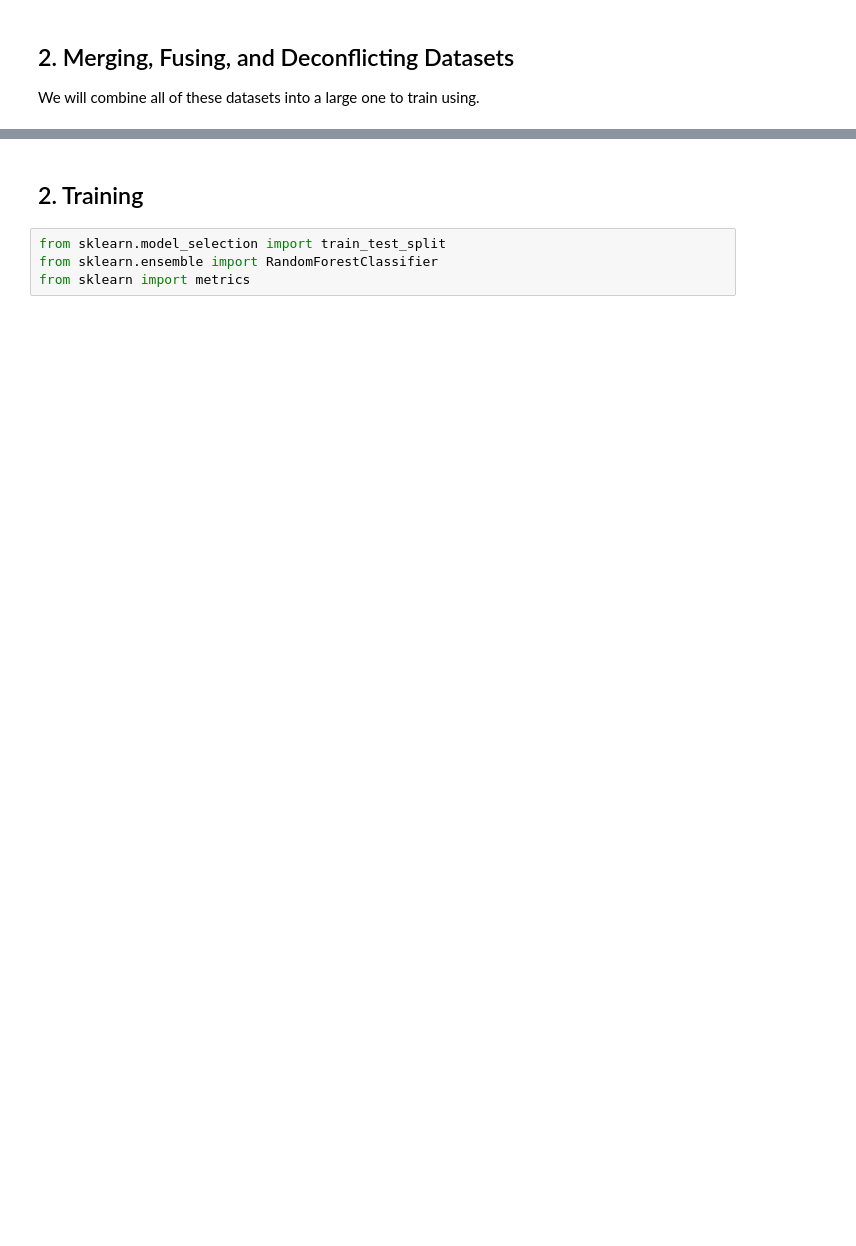
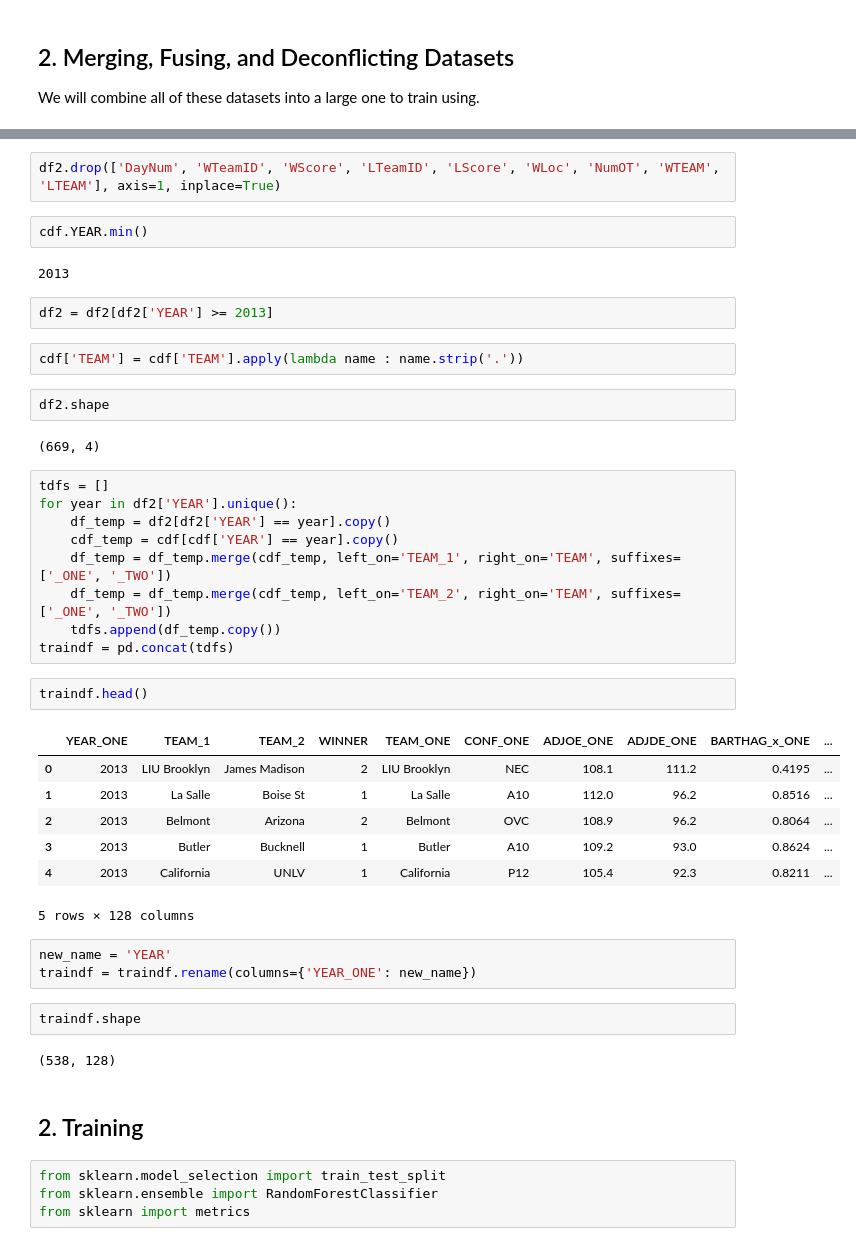
Before and after one commit to glenjoy99/bracket_prediction24, a Jupyter notebook: predict.ipynb, the cells around one changed output, grey strips where cells are left out. Saved outputs shown, nothing was run; the diff lists cells and outputs as text; blank space fills up the shorter version.

```diff
--- a/predict.ipynb
+++ b/predict.ipynb
@@ -121,3 +187,43 @@ cdf
+# %%
+df2.drop(['DayNum', 'WTeamID', 'WScore', 'LTeamID', 'LScore', 'WLoc', 'NumOT', 'WTEAM', 'LTEAM'], axis=1, inplace=True)
+# %%
+cdf.YEAR.min()
+# %% [output]
+2013
+# %%
+df2 = df2[df2['YEAR'] >= 2013]
+# %%
+cdf['TEAM'] = cdf['TEAM'].apply(lambda name : name.strip('.'))
+# %%
+df2.shape
+# %% [output]
+(669, 4)
+# %%
+tdfs = []
+for year in df2['YEAR'].unique():
+    df_temp = df2[df2['YEAR'] == year].copy()
+    cdf_temp = cdf[cdf['YEAR'] == year].copy()
+    df_temp = df_temp.merge(cdf_temp, left_on='TEAM_1', right_on='TEAM', suffixes=['_ONE', '_TWO'])
+    df_temp = df_temp.merge(cdf_temp, left_on='TEAM_2', right_on='TEAM', suffixes=['_ONE', '_TWO'])
+    tdfs.append(df_temp.copy())
+traindf = pd.concat(tdfs)
+# %%
+traindf.head()
+# %% [output]
+|  | YEAR_ONE | TEAM_1 | TEAM_2 | WINNER | TEAM_ONE | CONF_ONE | ADJOE_ONE | ADJDE_ONE | BARTHAG_x_ONE | ... |
+| 0 | 2013 | LIU Brooklyn | James Madison | 2 | LIU Brooklyn | NEC | 108.1 | 111.2 | 0.4195 | ... |
+| 1 | 2013 | La Salle | Boise St | 1 | La Salle | A10 | 112.0 | 96.2 | 0.8516 | ... |
+| 2 | 2013 | Belmont | Arizona | 2 | Belmont | OVC | 108.9 | 96.2 | 0.8064 | ... |
+| 3 | 2013 | Butler | Bucknell | 1 | Butler | A10 | 109.2 | 93.0 | 0.8624 | ... |
+| 4 | 2013 | California | UNLV | 1 | California | P12 | 105.4 | 92.3 | 0.8211 | ... |
+5 rows × 128 columns
+# %%
+new_name = 'YEAR'
+traindf = traindf.rename(columns={'YEAR_ONE': new_name})
+# %%
+traindf.shape
+# %% [output]
+(538, 128)
 # %% [markdown]
 ## 2. Training
 # %%
```
Also changed, not shown: parts of 42 cells of this notebook, 7 other files.
